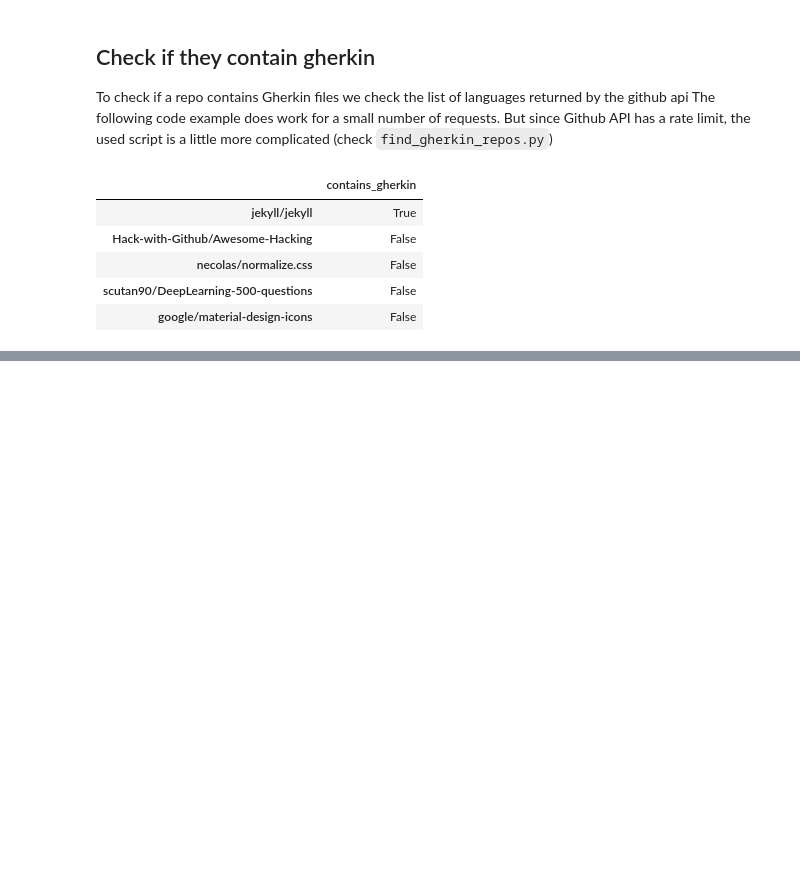
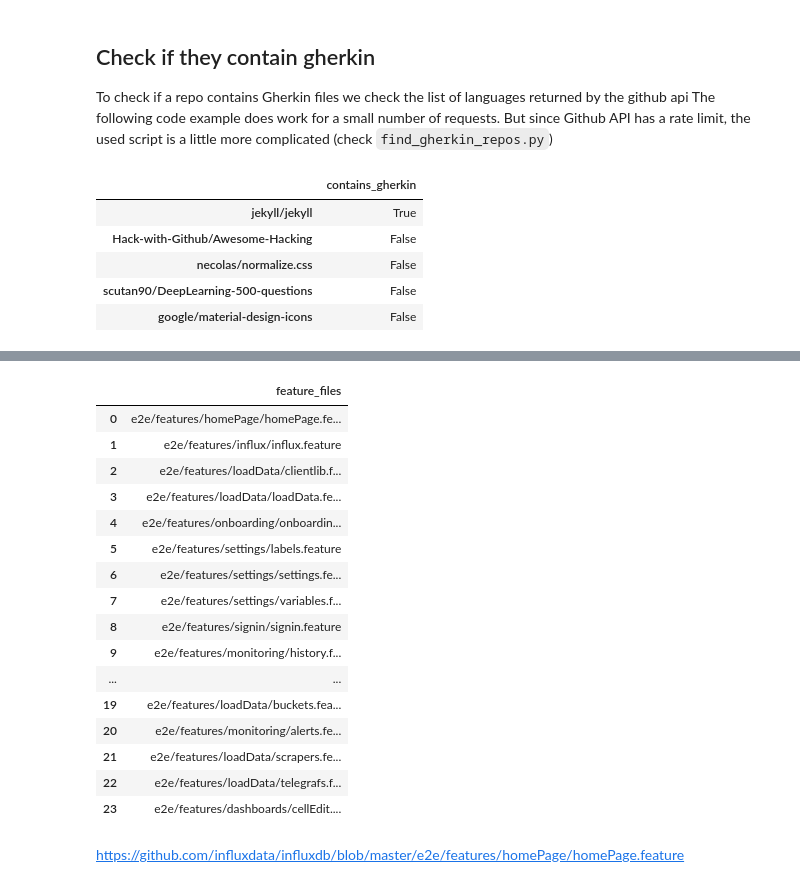
Before and after one commit to CodeOneTwo/software-composition-seminar, a Jupyter notebook: Documentation.ipynb, the cells around one changed output, grey strips where cells are left out. Saved outputs shown, nothing was run; the diff lists cells and outputs as text; code cells hidden in the pictures; blank space fills up the shorter version.

```diff
--- a/Documentation.ipynb
+++ b/Documentation.ipynb
@@ -67,0 +73,28 @@ pd.DataFrame.from_dict(contains_gherkin_files, orient='index', columns=['contain
+# %%
+def get_feature_files(repo):
+    files = g.search_code(query=f'repo:{repo.full_name} extension:feature')
+    return [ file.path for file in files ]
+
+example_repo = g.get_repo('influxdata/influxdb')
+feature_files = get_feature_files(example_repo)
+pd.DataFrame(feature_files, columns=[['feature_files']])
+# %% [output]
+|  | feature_files |
+| 0 | e2e/features/homePage/homePage.fe... |
+| 1 | e2e/features/influx/influx.feature |
+| 2 | e2e/features/loadData/clientlib.f... |
+| 3 | e2e/features/loadData/loadData.fe... |
+| 4 | e2e/features/onboarding/onboardin... |
+| 5 | e2e/features/settings/labels.feature |
+| 6 | e2e/features/settings/settings.fe... |
+| 7 | e2e/features/settings/variables.f... |
+| 8 | e2e/features/signin/signin.feature |
+| 9 | e2e/features/monitoring/history.f... |
+| ... | ... |
+| 19 | e2e/features/loadData/buckets.fea... |
+| 20 | e2e/features/monitoring/alerts.fe... |
+| 21 | e2e/features/loadData/scrapers.fe... |
+| 22 | e2e/features/loadData/telegrafs.f... |
+| 23 | e2e/features/dashboards/cellEdit.... |
+# %% [markdown]
+<https://github.com/influxdata/influxdb/blob/master/e2e/features/homePage/homePage.feature>
```
Also changed, not shown: parts of 1 cell of this notebook, 19 other files.
